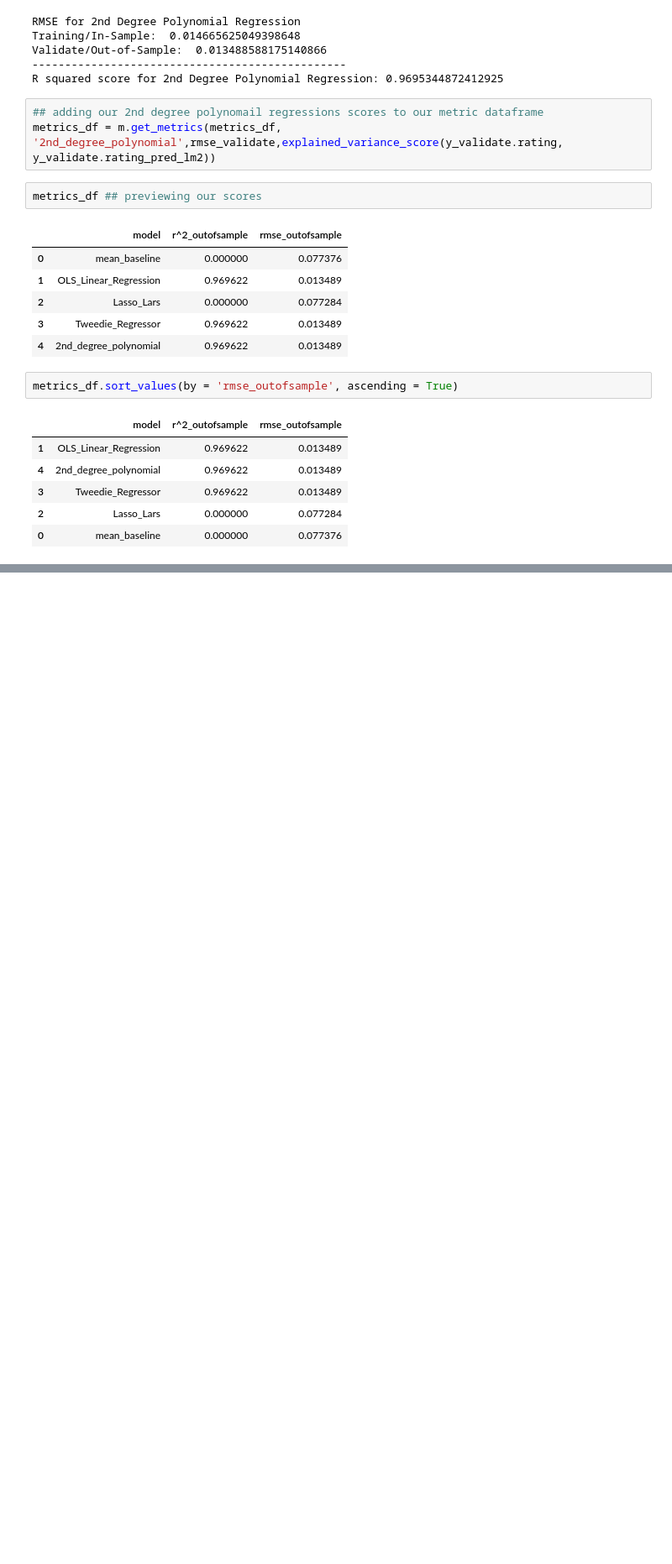
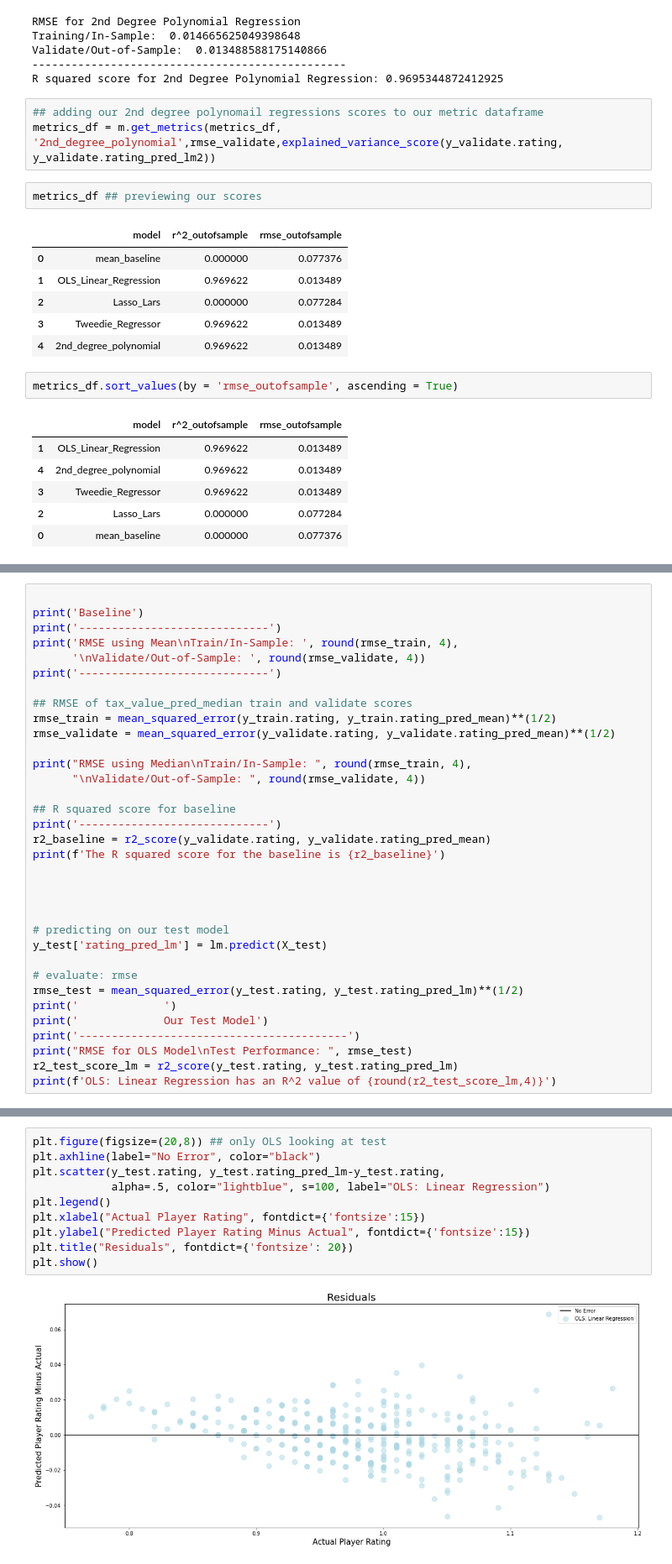
Before and after one commit to ForrestMccrosky/CSGO_player_KD, a Jupyter notebook: Final_Report_Script.ipynb, the cells around one changed output, grey strips where cells are left out. Shown at 84% size. Saved outputs shown, nothing was run; the diff lists cells and outputs as text; blank space fills up the shorter version.

```diff
--- a/Final_Report_Script.ipynb
+++ b/Final_Report_Script.ipynb
@@ -571,0 +619,34 @@ metrics_df.sort_values(by = 'rmse_outofsample', ascending = True)
+# %%
+
+print('Baseline')
+print('-----------------------------')
+print('RMSE using Mean\nTrain/In-Sample: ', round(rmse_train, 4),
+      '\nValidate/Out-of-Sample: ', round(rmse_validate, 4))
+print('-----------------------------')
+
+## RMSE of tax_value_pred_median train and validate scores
+rmse_train = mean_squared_error(y_train.rating, y_train.rating_pred_mean)**(1/2)
+rmse_validate = mean_squared_error(y_validate.rating, y_validate.rating_pred_mean)**(1/2)
+
+print("RMSE using Median\nTrain/In-Sample: ", round(rmse_train, 4),
+      "\nValidate/Out-of-Sample: ", round(rmse_validate, 4))
+
+## R squared score for baseline
+print('-----------------------------')
+r2_baseline = r2_score(y_validate.rating, y_validate.rating_pred_mean)
+print(f'The R squared score for the baseline is {r2_baseline}')
+
+
+
+
+# predicting on our test model
+y_test['rating_pred_lm'] = lm.predict(X_test)
+
+# evaluate: rmse
+rmse_test = mean_squared_error(y_test.rating, y_test.rating_pred_lm)**(1/2)
+print('             ')
+print('             Our Test Model')
+print('-----------------------------------------')
+print("RMSE for OLS Model\nTest Performance: ", rmse_test)
+r2_test_score_lm = r2_score(y_test.rating, y_test.rating_pred_lm)
+print(f'OLS: Linear Regression has an R^2 value of {round(r2_test_score_lm,4)}')
@@ -571,0 +671,12 @@ metrics_df.sort_values(by = 'rmse_outofsample', ascending = True)
+# %%
+plt.figure(figsize=(20,8)) ## only OLS looking at test
+plt.axhline(label="No Error", color="black")
+plt.scatter(y_test.rating, y_test.rating_pred_lm-y_test.rating,
+            alpha=.5, color="lightblue", s=100, label="OLS: Linear Regression")
+plt.legend()
+plt.xlabel("Actual Player Rating", fontdict={'fontsize':15})
+plt.ylabel("Predicted Player Rating Minus Actual", fontdict={'fontsize':15})
+plt.title("Residuals", fontdict={'fontsize': 20})
+plt.show()
+# %% [output]
+[figure, added]
```
Also changed, not shown: parts of 11 cells of this notebook.
